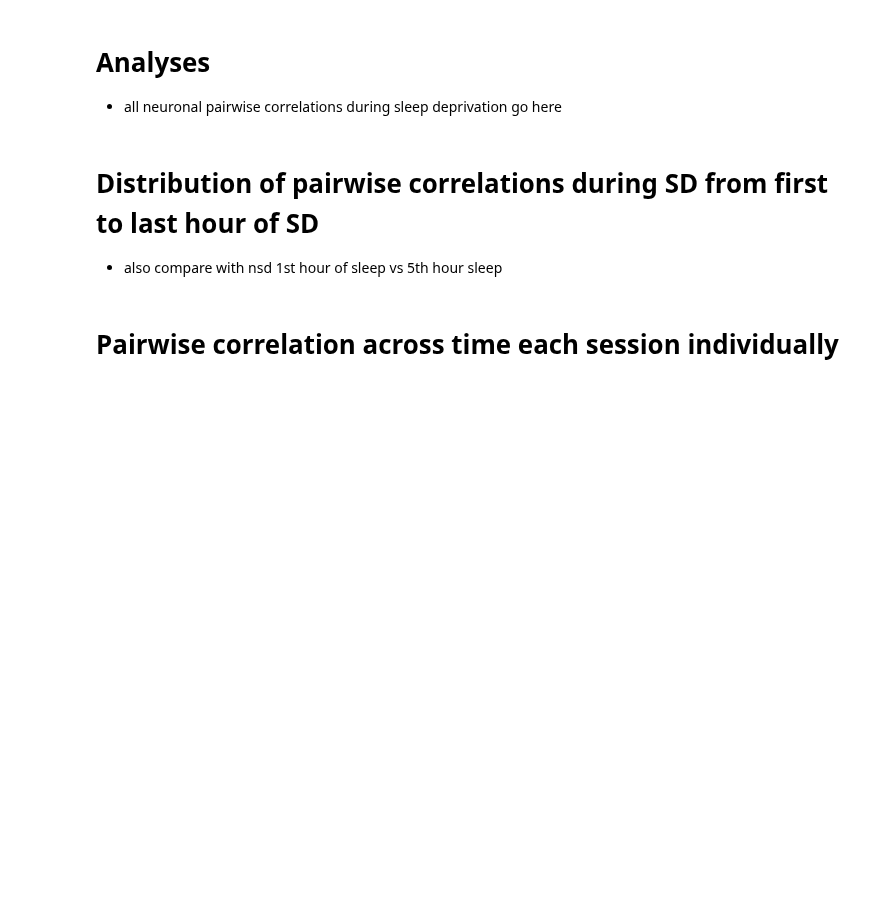
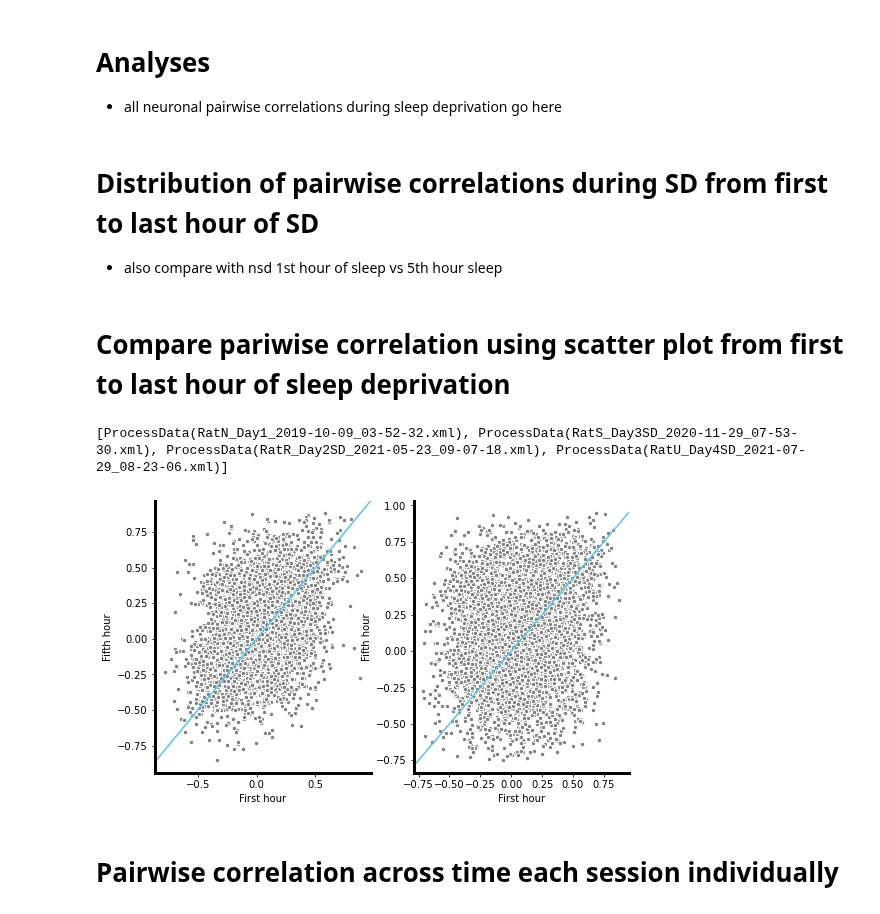
Before and after one commit to bapungiri/NeuroPy, a Jupyter notebook: sleep_deprivation/sd_spk_correlations.ipynb, the cells around one changed output. Cells and saved outputs as stored; diff of their text form; code cells hidden in the pictures; blank space fills up the shorter version.

Commit message:
nsd sessions

```diff
--- a/sleep_deprivation/sd_spk_correlations.ipynb
+++ b/sleep_deprivation/sd_spk_correlations.ipynb
@@ -78,6 +77,64 @@ ax.plot(bins[:-1],cdf(last_h_nsd),'gray',label='nsd_ZT5')
 ax.legend()
 ax.set_xlabel('Pairwise correlation')
 ax.set_ylabel('Probability')
+# %% [markdown]
+# Compare pariwise correlation using scatter plot from first to last hour of sleep deprivation
+# %%
+import numpy as np
+import matplotlib.pyplot as plt
+import pandas as pd
+import seaborn as sns
+from scipy import stats
+from neuropy.plotting import Fig
+from scipy.ndimage import gaussian_filter1d
+import subjects
+
+sd_sessions = subjects.sd.allsess[2:-1]
+nsd_sessions = subjects.nsd.ratNday2 + subjects.nsd.ratSday2 + subjects.nsd.ratUday2
+print(sd_sessions)
+# %% [output]
+[ProcessData(RatN_Day1_2019-10-09_03-52-32.xml), ProcessData(RatS_Day3SD_2020-11-29_07-53-30.xml), ProcessData(RatR_Day2SD_2021-05-23_09-07-18.xml), ProcessData(RatU_Day4SD_2021-07-29_08-23-06.xml)]
+# %%
+pcorr_sd = []
+pcorr_nsd = []
+for grp_ind, sessions in enumerate([sd_sessions, nsd_sessions]):
+    for sub, sess in enumerate(sessions):
+        maze = sess.paradigm["maze"]
+        rec_duration = sess.eegfile.duration
+        neurons = sess.neurons.get_neuron_type("mua")
+
+        bin_size = 60
+        pcorr_sub = []
+        for start in [maze[0], maze[0] + 4 * 3600]:
+            pcorr = (
+                neurons.time_slice(start, start + 3600)
+                .get_binned_spiketrains(bin_size=bin_size)
+                .get_pairwise_corr()
+            )
+            pcorr_sub.append(pcorr)
+        pcorr_sub = np.asarray(pcorr_sub).T
+    if grp_ind==0:
+        pcorr_sd.append(pcorr_sub)
+
+    if grp_ind==1:
+        pcorr_nsd.append(pcorr_sub)
+
+pcorr_sd = np.vstack(pcorr_sd)
+pcorr_nsd = np.vstack(pcorr_nsd)
+# %%
+%matplotlib inline
+figure = Fig()
+fig,gs = figure.draw(grid=(2,2),style='Pres')
+
+for i,pcorr in enumerate([pcorr_sd,pcorr_nsd]):
+    ax = plt.subplot(gs[i])
+    ax.scatter(pcorr[:,0],pcorr[:,1],s=20,c='gray',marker='o',edgecolors='w')
+    # ax.hexbin(pcorr[:,0],pcorr[:,1],cmap='inferno',gridsize=50)
+    ax.axline((0,0),slope=1)
+    ax.set_xlabel('First hour')
+    ax.set_ylabel('Fifth hour')
+# %% [output]
+[figure, added]
 # %% [markdown]
 # Pairwise correlation across time each session individually
 # %%
```
Also changed, not shown: parts of 3 cells of this notebook.
